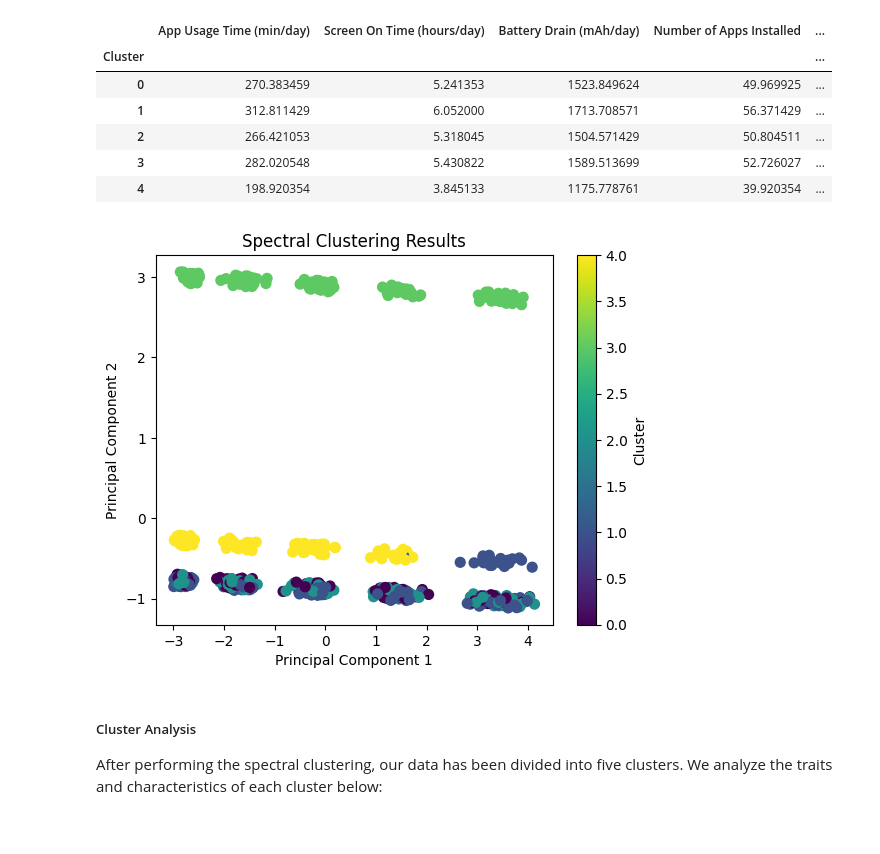
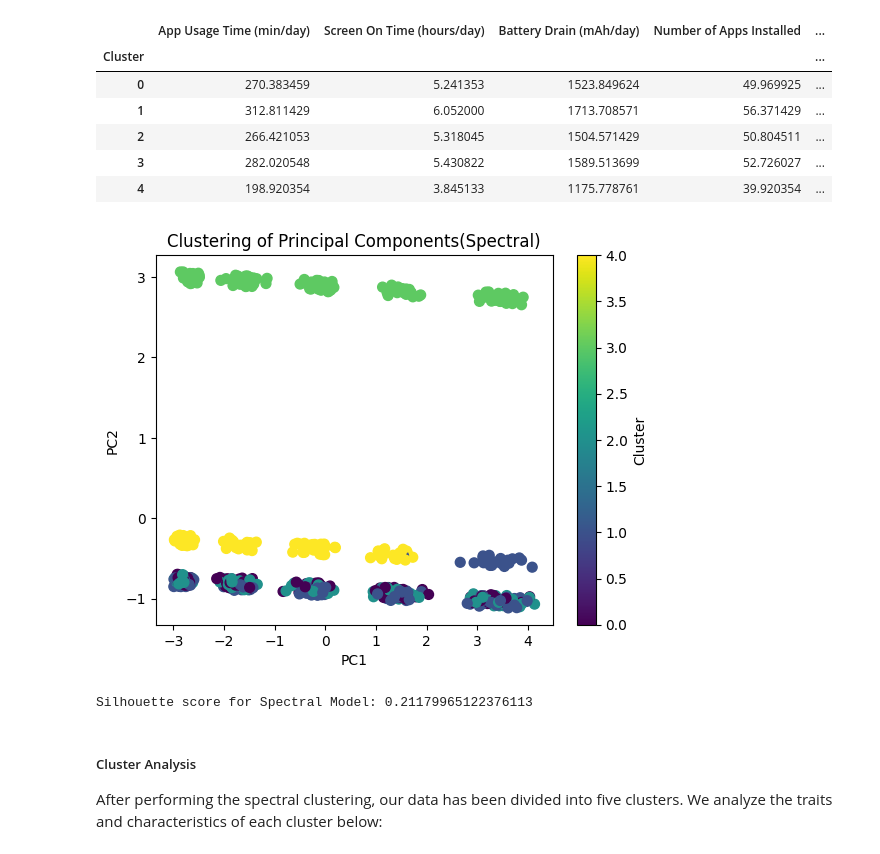
Before and after one commit to Capstone-24-25/Vignette-Clustering-Methods, a Jupyter notebook: results/primary-vignette.ipynb, the cells around one changed output. Saved outputs shown, nothing was run; the diff lists cells and outputs as text; code cells hidden in the pictures.

```diff
--- a/results/primary-vignette.ipynb
+++ b/results/primary-vignette.ipynb
@@ -88,10 +172,11 @@ Generating K-Means model with 8 clusters
 # %%
-# Visualization using PCA
-pca_2 = PCA(n_components=2)
-pca_2_result = pca_2.fit_transform(X_scaled)
+# Build Agglomerative model and visualize
+n_clusters = 6
+agglom = AgglomerativeClustering(n_clusters=n_clusters).fit(pca_2_result)
+labels = agglom.labels_
 
-centroids = kmeans.cluster_centers_
-centroids_2 = pca_2.fit_transform(centroids)
+# centroids = agglom.cluster_centers_
+# centroids_2 = pca_2.fit_transform(centroids)
 
 viz = pd.DataFrame(pca_2_result)
 viz['cluster_id'] = labels
@@ -99,9 +184,15 @@ viz = viz.rename(columns={0: "PC1", 1:"PC2"})
 
 viz.plot.scatter('PC1', 'PC2', c=2, colormap='viridis')
 
-plt.scatter(centroids_2[:, 0], centroids_2[:, 1], marker='X', s=200, linewidths=1.5,
-                color='red', edgecolors="black")
-plt.title('Clustering of Principal Components')
-plt.savefig('k-means-clusters-PCA.png')
+#plt.scatter(centroids_2[:, 0], centroids_2[:, 1], marker='X', s=200, linewidths=1.5,
+#                color='red', edgecolors="black")
+plt.title('Clustering of Principal Components(Aggl.)')
+plt.savefig('../img/fig-agglom-PCA.png')
 plt.show()
+
+df_agg = df_transformed
+df_agg['Cluster'] = labels
+
+silhouette_avg_agg = silhouette_score(pca_2_result, labels)
+print(f"Silhouette score for Agglomerative Hierarchical Model: {silhouette_avg_agg}")
 # %% [output]
@@ -130,9 +216,9 @@ import matplotlib.pyplot as plt
 data = '../data/transformed_user_behavior_dataset.csv'
 
 # perform spectral clustering
-df_with_clusters = spectral_script.perform_spectral_clustering(data)
+df_sp = spectral_script.perform_spectral_clustering(data)
 
-df_with_clusters.head()
+df_sp.head()
 # %% [output]
 |  | App Usage Time (min/day) | Screen On Time (hours/day) | Battery Drain (mAh/day) | Number of Apps Installed | ... |
 | 0 | 393.0 | 6.4 | 1872.0 | 67.0 | ... |
@@ -154,21 +240,26 @@ df_with_clusters.groupby('Cluster').mean()
 # %%
 # Reduce dimensions for visualization
 df_transformed = pd.read_csv(data)
 scaler = StandardScaler()
 X_scaled = scaler.fit_transform(df_transformed)
 
 pca = PCA(n_components=2)
 X_pca = pca.fit_transform(X_scaled)
 
 # Plot clusters
 plt.scatter(X_pca[:, 0], X_pca[:, 1], c=df_with_clusters['Cluster'], cmap='viridis', s=50)
-plt.title("Spectral Clustering Results")
-plt.xlabel("Principal Component 1")
-plt.ylabel("Principal Component 2")
+plt.title("Clustering of Principal Components(Spectral)")
+plt.xlabel("PC1")
+plt.ylabel("PC2")
 plt.colorbar(label="Cluster")
+plt.savefig('../img/fig-spectral-PCA.png')
 plt.show()
+
+silhouette_avg_sp = silhouette_score(X_scaled, labels)
+print(f"Silhouette score for Spectral Model: {silhouette_avg_sp}")
 # %% [output]
-[figure, old version]
+[figure, new version]
+Silhouette score for Spectral Model: 0.21179965122376113
 # %% [markdown]
 ##### Cluster Analysis
 After performing the spectral clustering, our data has been divided into five clusters. We analyze the traits and characteristics of each cluster below:
```
Also changed, not shown: parts of 23 cells of this notebook, 20 other files.
